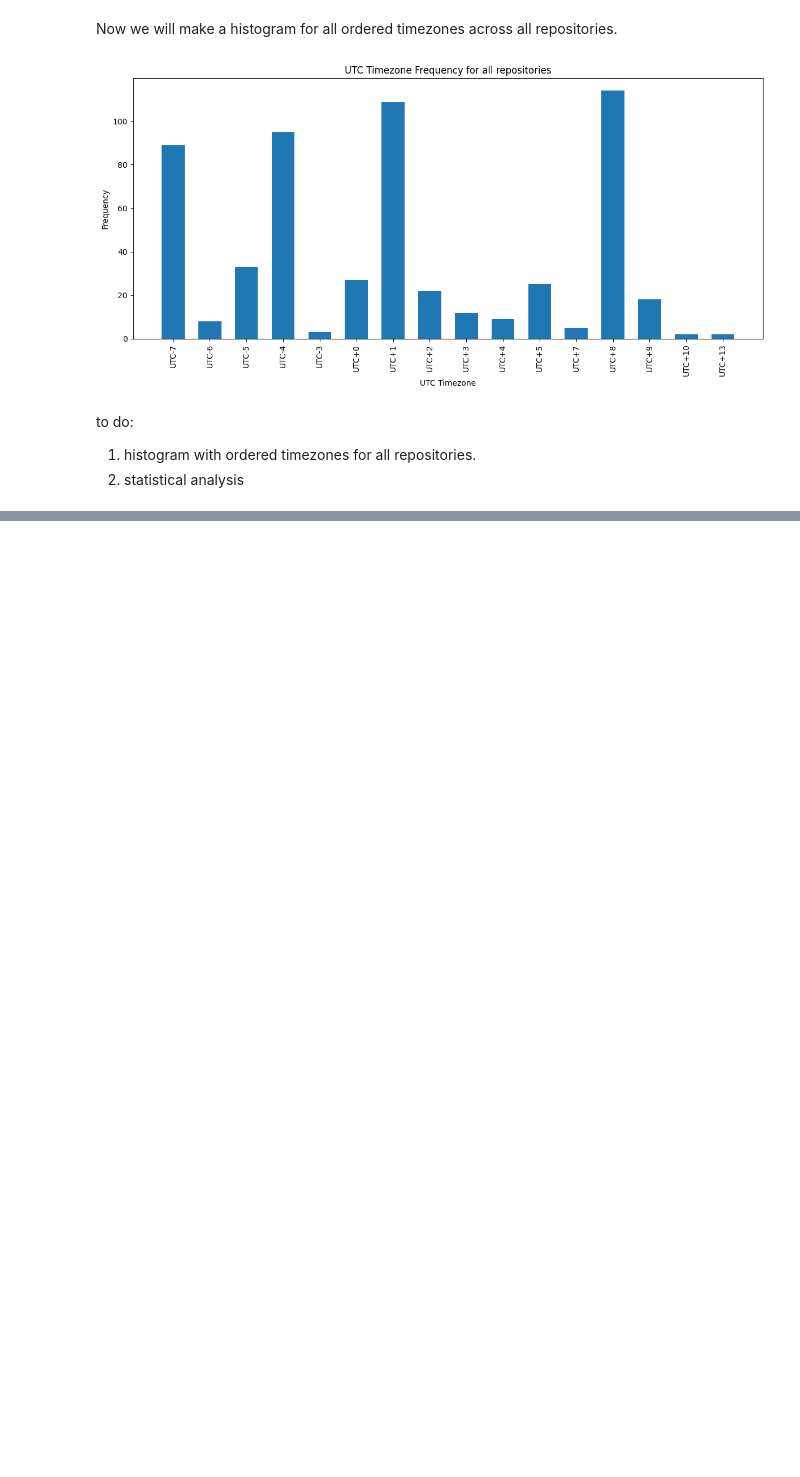
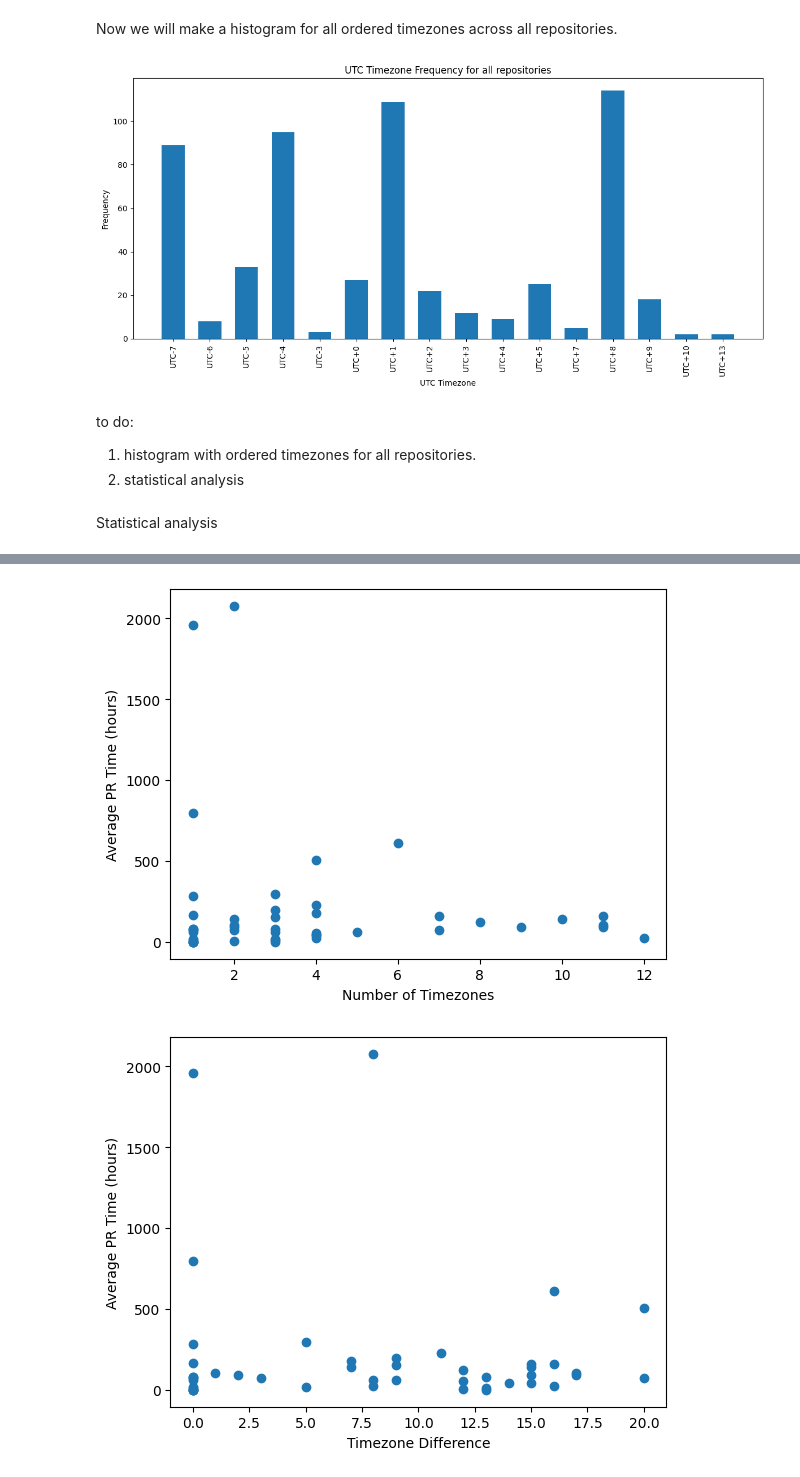
Before and after one commit to ShrushtiK/SoftwareAnalytics, a Jupyter notebook: rq1.ipynb, the cells around one changed output, grey strips where cells are left out. Saved outputs shown, nothing was run; the diff lists cells and outputs as text; code cells hidden in the pictures; blank space fills up the shorter version.

Commit message:
RQ1: Statistics

```diff
--- a/rq1.ipynb
+++ b/rq1.ipynb
@@ -239,3 +239,69 @@ plt.show()
 to do:
 1) histogram with ordered timezones for all repositories.
 2) statistical analysis
+# %% [markdown]
+Statistical analysis
+# %%
+import json
+import pandas as pd
+import numpy as np
+from scipy import stats
+import statsmodels.api as sm
+import matplotlib.pyplot as plt
+
+with open('data_rq1/RQ1_utc_ordered_avg_prs.json', 'r') as f:
+    data = json.load(f)
+
+df = pd.DataFrame(data)
+
+# Descriptive statistics for average_pr_time
+print("Average PR Time:")
+print(df['average_pr_time'].describe())
+
+# Descriptive statistics for nr_timezones
+print("\nNumber of Timezones:")
+print(df['nr_timezones'].describe())
+
+# Descriptive statistics for timezone_difference
+print("\nTimezone Difference:")
+print(df['timezone_difference'].describe())
+
+
+# Split the data based on nr_timezones
+df_nr_timezones_gte_5 = df[df['nr_timezones'] >= 5]
+df_nr_timezones_lt_5 = df[df['nr_timezones'] < 5]
+
+# Perform a two-sample t-test
+t_stat, p_val = stats.ttest_ind(df_nr_timezones_gte_5['average_pr_time'], df_nr_timezones_lt_5['average_pr_time'])
+
+print(f"t-statistic: {t_stat}")
+print(f"p-value: {p_val}")
+
+# Add a constant to the independent variables
+X = sm.add_constant(df[['nr_timezones', 'timezone_difference']])
+y = df['average_pr_time']
+
+# Fit the linear regression model
+model = sm.OLS(y, X).fit()
+print(model.summary())
+
+# Correlation between average_pr_time and nr_timezones
+corr_avg_pr_time_nr_timezones = df['average_pr_time'].corr(df['nr_timezones'])
+print(f"Correlation between average_pr_time and nr_timezones: {corr_avg_pr_time_nr_timezones}")
+
+# Correlation between average_pr_time and timezone_difference
+corr_avg_pr_time_timezone_diff = df['average_pr_time'].corr(df['timezone_difference'])
+print(f"Correlation between average_pr_time and timezone_difference: {corr_avg_pr_time_timezone_diff}")
+
+# Scatterplot of average_pr_time vs nr_timezones
+plt.scatter(df['nr_timezones'], df['average_pr_time'])
+plt.xlabel('Number of Timezones')
+plt.ylabel('Average PR Time (hours)')
+plt.show()
+
+# Scatterplot of average_pr_time vs timezone_difference
+plt.scatter(df['timezone_difference'], df['average_pr_time'])
+plt.xlabel('Timezone Difference')
+plt.ylabel('Average PR Time (hours)')
+plt.show()
+# %% [output]
@@ -241,0 +325,2 @@ to do:
+[figure, added]
+[figure, added]
```
Also changed, not shown: parts of 1 cell of this notebook.
